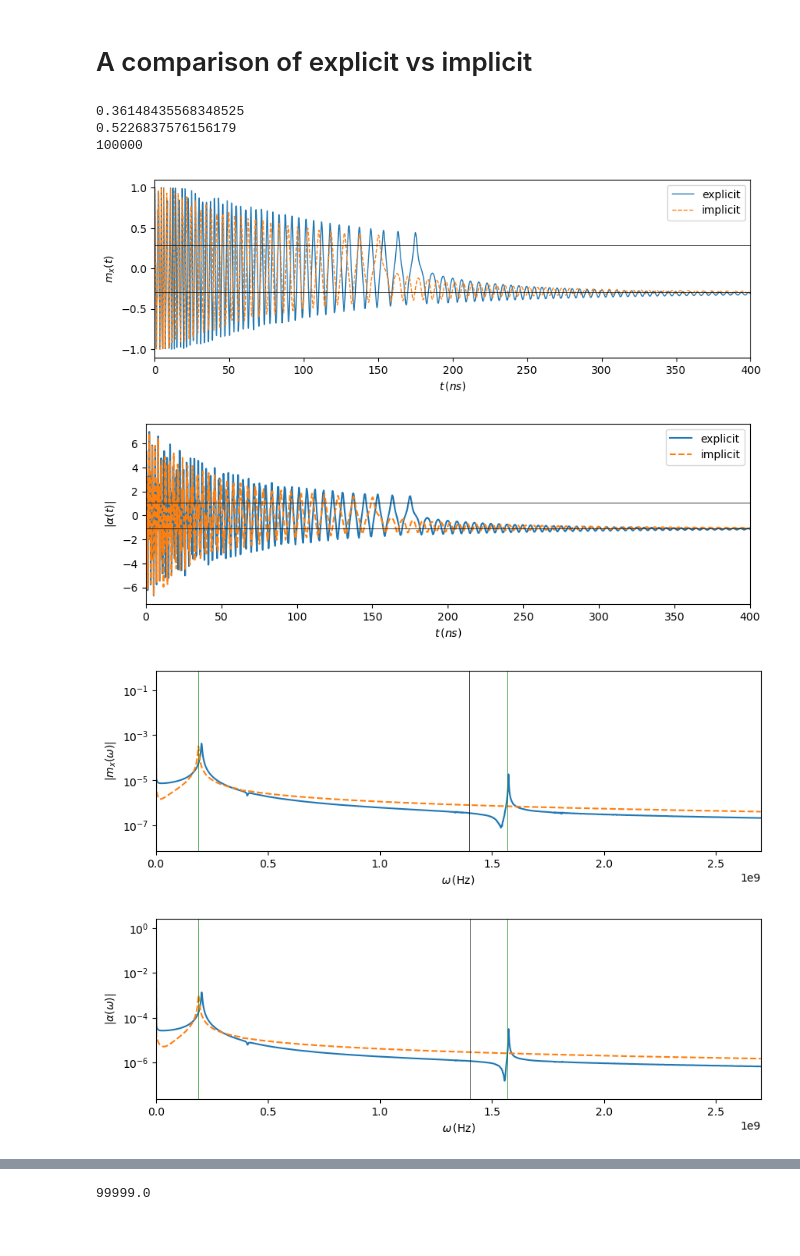
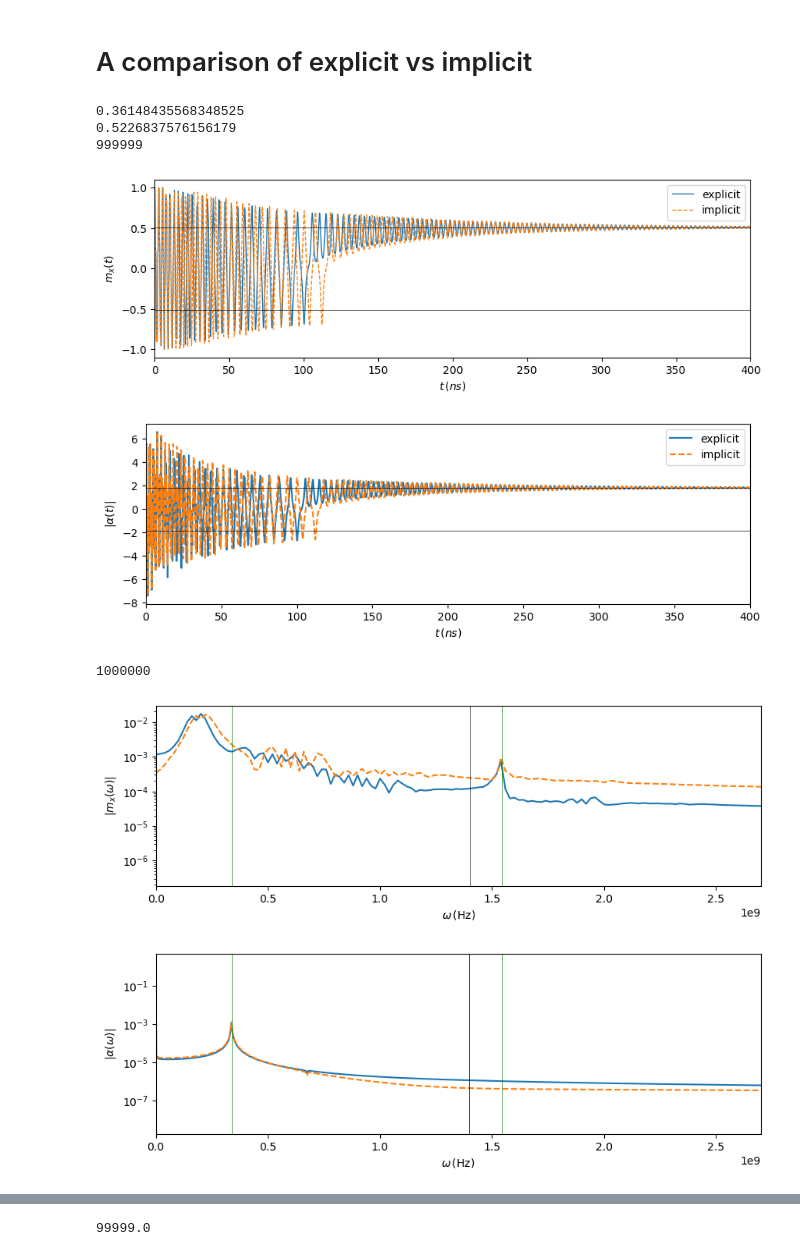
Before and after one commit to chuan97/magnetic-qed, a Jupyter notebook: minimaltest.ipynb, the cells around one changed output, grey strips where cells are left out. Drawn from its saved outputs; the diff is of its cells as text; code cells hidden in the pictures.

Commit message:
test plots for paper

```diff
--- a/minimaltest.ipynb
+++ b/minimaltest.ipynb
@@ -21,7 +21,7 @@ m0 = np.array([np.sqrt(1 - my0**2), my0, 0, 0, 0])
 alpha0 = 0.5 * (m0[3] - 1j * m0[4])  # fijo alpha0 a partir de x0 y p0
 gammaLL = 28e9 * 2 * np.pi
 wc = 1.4e9
-wz = 0.5 * wc
+wz = 0.45 * wc
 kappa = 5e-3 * wc
 Bext = np.array([0, 0, 2 * np.pi * wz / gammaLL])
 nu = 0.7
@@ -34,7 +34,7 @@ wzc = 4 * lam**2 / wc  # freq espines critica, calculo indicativo
 print(lam / wc)
 print(wzc / wc)
 
-dt = 0.01e-9
+dt = 0.001e-9
 t_eval = np.linspace(0, tmax, int(tmax // dt) + 1)  # 100000
 print(int(tmax // dt))
 # dt = 0.01e-9
@@ -45,6 +45,7 @@ sol_exp = solve_ivp(
     m0,
     args=(Bext, Brms, 2 * np.pi * wc, 2 * np.pi * kappa, N, gammaLL, alpha),
     t_eval=t_eval,
+    max_step=dt
 )  # , atol = 1, rtol = 1
 
 # dt = 0.01e-9
@@ -58,8 +59,6 @@ sol_imp = solve_ivp(
     args=(Bext, Brms, 2 * np.pi * wc, 2 * np.pi * kappa, N, gammaLL, alpha, m0[-2:]),
     t_eval=t_eval,
     max_step=dt,
-    atol=1,
-    rtol=1,
 )
 
 
@@ -99,13 +98,15 @@ plt.ylabel(r"$|\alpha(t)|$")
 plt.xlabel(r"$t \, (ns)$")
 plt.legend()
 plt.show()
-
+print(len(sol_exp.t))
 w = hamming(len(sol_exp.t))
 ws_exp, amps_exp = fft.fft_wrapper(
-    sol_exp.t, sol_exp.y[0], slice_=slice(len(sol_exp.t) // 2, -1)
+    sol_exp.t, sol_exp.y[0],
+    slice_=slice(5 * len(sol_exp.t) // 100, 10 * len(sol_exp.t) // 100)
 )
 ws_imp, amps_imp = fft.fft_wrapper(
-    sol_imp.t, sol_imp.y[0], slice_=slice(len(sol_exp.t) // 2, -1)
+    sol_imp.t, sol_imp.y[0],
+    slice_=slice(5 * len(sol_exp.t) // 100, 10 * len(sol_exp.t) // 100)
 )  # slice_=slice(len(sol_exp.t)//2, -1)
 pm, pp = polaritons.dicke(wz, wc, lam)
 
@@ -121,38 +122,39 @@ plt.axvline(wc, c="k", lw=0.5)
 plt.xlim(0.0e9, 2.7e9)
 plt.ylabel("$|m_x(\omega)|$")
 plt.xlabel(r"$\omega \, ({\rm Hz})$")
 plt.yscale("log")
 plt.show()
 
 ws_exp, amps_exp = fft.fft_wrapper(
     sol_exp.t, alphas_exp, slice_=slice(len(sol_exp.t) // 2, -1)
 )
 ws_imp, amps_imp = fft.fft_wrapper(
     sol_imp.t, alphas_imp, slice_=slice(len(sol_exp.t) // 2, -1)
 )  # calculo transformada fourier alphas
 
 amps_exp = 2 * amps_exp / len(sol_exp.t)
 amps_imp = 2 * amps_imp / len(sol_imp.t)
 
 plt.plot(ws_exp, np.abs(amps_exp), label="explicit")
 plt.plot(ws_imp, np.abs(amps_imp), label="implicit", ls="dashed")
 plt.axvline(pm, c="g", lw=0.5)
 plt.axvline(pp, c="g", lw=0.5)
 plt.axvline(wc, c="k", lw=0.5)
 
 plt.xlim(0.0e9, 2.7e9)
 plt.ylabel(r"$|\alpha(\omega)|$")
 plt.xlabel(r"$\omega \, ({\rm Hz})$")
 plt.yscale("log")
 plt.show()
 # %% [output]
 0.36148435568348525
 0.5226837576156179
-100000
+999999
-[figure, old version]
+[figure, new version]
-[figure, old version]
+[figure, new version]
+1000000
-[figure, old version]
+[figure, new version]
-[figure, old version]
+[figure, new version]
 # %%
 plt.plot(sol_exp.t * 1e9, sol_exp.y[0], label="explicit", lw=1)
 plt.plot(sol_imp.t * 1e9, sol_imp.y[0], ls="dashed", label="implicit", lw=1)
```
Also changed, not shown: parts of 2 cells of this notebook, 1 other file.
